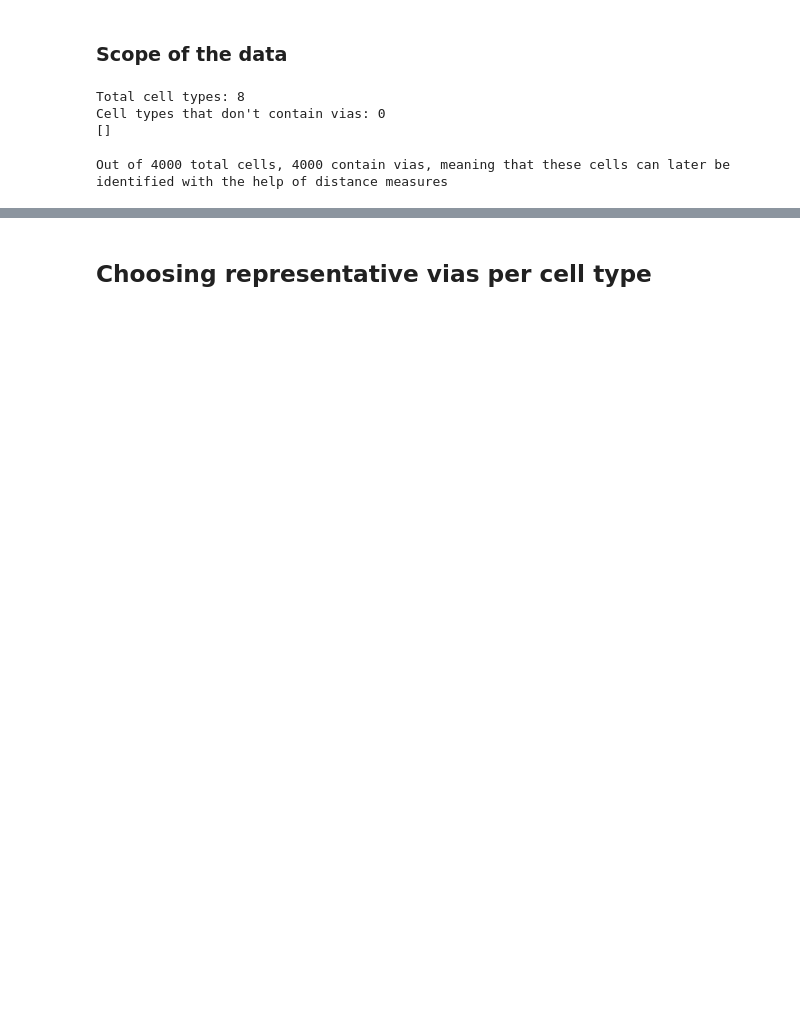
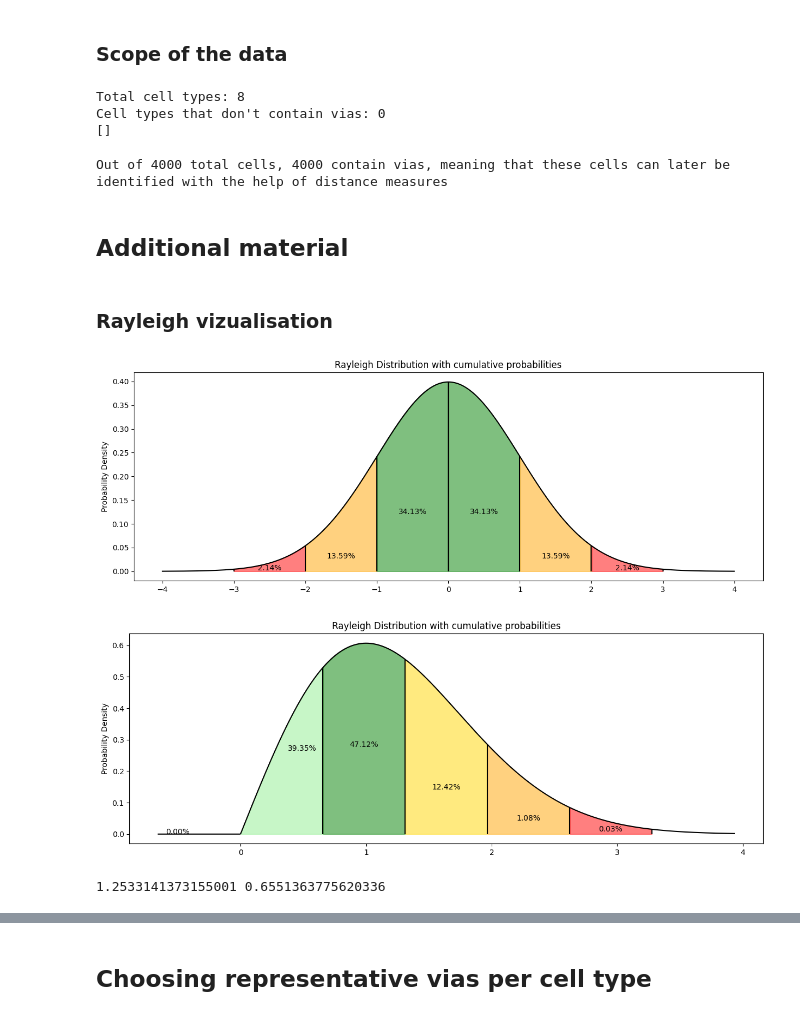
Before and after one commit to Souren-0/Bachelor_Thesis, a Jupyter notebook: Point_Cloud_Identification.ipynb, the cells around one changed output, grey strips where cells are left out. Cells and saved outputs as stored; diff of their text form; code cells hidden in the pictures; blank space fills up the shorter version.

```diff
--- a/Point_Cloud_Identification.ipynb
+++ b/Point_Cloud_Identification.ipynb
@@ -684,3 +705,79 @@ Cell types that don't contain vias: 0
 []
 
 Out of 4000 total cells, 4000 contain vias, meaning that these cells can later be identified with the help of distance measures
+# %% [markdown]
+## Additional material
+# %% [markdown]
+### Rayleigh vizualisation
+# %%
+# Parameters
+def temp(lower, upper, loc, scale, norm=False):
+    distribution = stats.norm if norm else rayleigh
+    return distribution.cdf(upper, loc=loc, scale=scale) - distribution.cdf(lower, loc=loc, scale=scale)
+
+# Normal
+mu = 0
+sigma = 1
+
+# X values
+wideness = 4
+x = np.linspace(mu - wideness*sigma, mu + wideness*sigma, 1000)
+y = stats.norm.pdf(x, 0, 1)
+
+# Plot normal distribution
+plt.figure(figsize=(15,5))
+# Shade intervals
+plt.vlines(x=0, ymin=0, ymax=stats.norm.pdf(0, 0, 1), colors='black')
+colors = ["green", "orange", "red"]
+for i in range(1,4):
+    tick = mu + i*sigma
+    y_val = float(stats.norm.pdf(tick, 0, 1))
+    text_pos = tick - sigma/2
+    plt.vlines(x=tick, ymin=0, ymax=y_val, colors='black')
+    plt.text(x=text_pos, y=y_val*0.5, s=f'{temp(tick-sigma, tick, mu, sigma, norm=True)*100:.2f}%', ha='center')
+    plt.fill_between(x, y, where=(x > tick-sigma) & (x < tick), color=colors[i-1], alpha=0.5)
+
+    tick = mu - i*sigma
+    y_val = float(stats.norm.pdf(tick, 0, 1))
+    text_pos = tick + sigma/2
+    plt.vlines(x=tick, ymin=0, ymax=y_val, colors='black')
+    plt.text(x=text_pos, y=y_val*0.5, s=f'{temp(tick, tick+sigma, mu, sigma, norm=True)*100:.2f}%', ha='center')
+    plt.fill_between(x, y, where=(x > tick) & (x < tick+sigma), color=colors[i-1], alpha=0.5)
+
+
+plt.plot(x, y, color='black')
+plt.title('Rayleigh Distribution with cumulative probabilities')
+plt.ylabel('Probability Density')
+plt.show()
+
+# Rayleigh
+mu = 0
+sigma = rayleigh.std(0, 1)
+
+x = np.linspace(mu - 1*sigma, mu + 6*sigma, 1000)
+y = rayleigh.pdf(x, 0, 1)
+
+plt.figure(figsize=(15,5))
+plt.text(x=-0.5, y=0, s=f'{temp(-1, 0, mu, sigma)*100:.2f}%', ha='center')
+# Shade intervals
+colors = ["lightgreen", "green", "gold", "orange", "red"]
+for i in range(1,6):
+    tick = mu + i*sigma
+    y_val = float(rayleigh.pdf(tick, 0, 1))
+    text_pos = tick - sigma/2
+    if i==1: text_pos += sigma/4
+    plt.vlines(x=tick, ymin=0, ymax=y_val, colors='black')
+    plt.text(x=text_pos, y=y_val*0.5, s=f'{temp(tick-sigma, tick, mu, sigma)*100:.2f}%', ha='center')
+    plt.fill_between(x, y, where=(x > tick-sigma) & (x < tick), color=colors[i-1], alpha=0.5)
+
+
+plt.plot(x, y, color='black')
+plt.title('Rayleigh Distribution with cumulative probabilities')
+plt.ylabel('Probability Density')
+plt.show()
+
+print(rayleigh.mean(0, 1), rayleigh.std(0, 1))
+# %% [output]
+[figure, added]
+[figure, added]
+1.2533141373155001 0.6551363775620336
```
Also changed, not shown: parts of 29 cells of this notebook.
